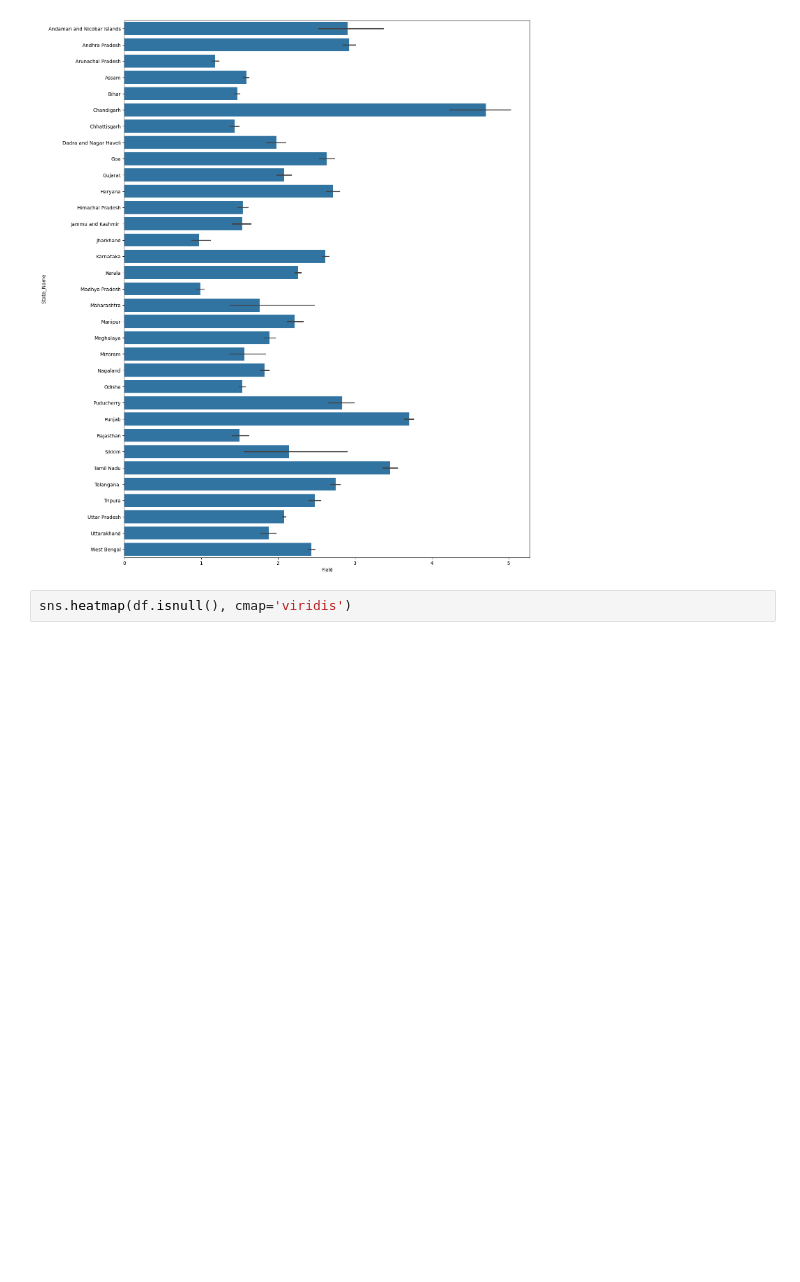
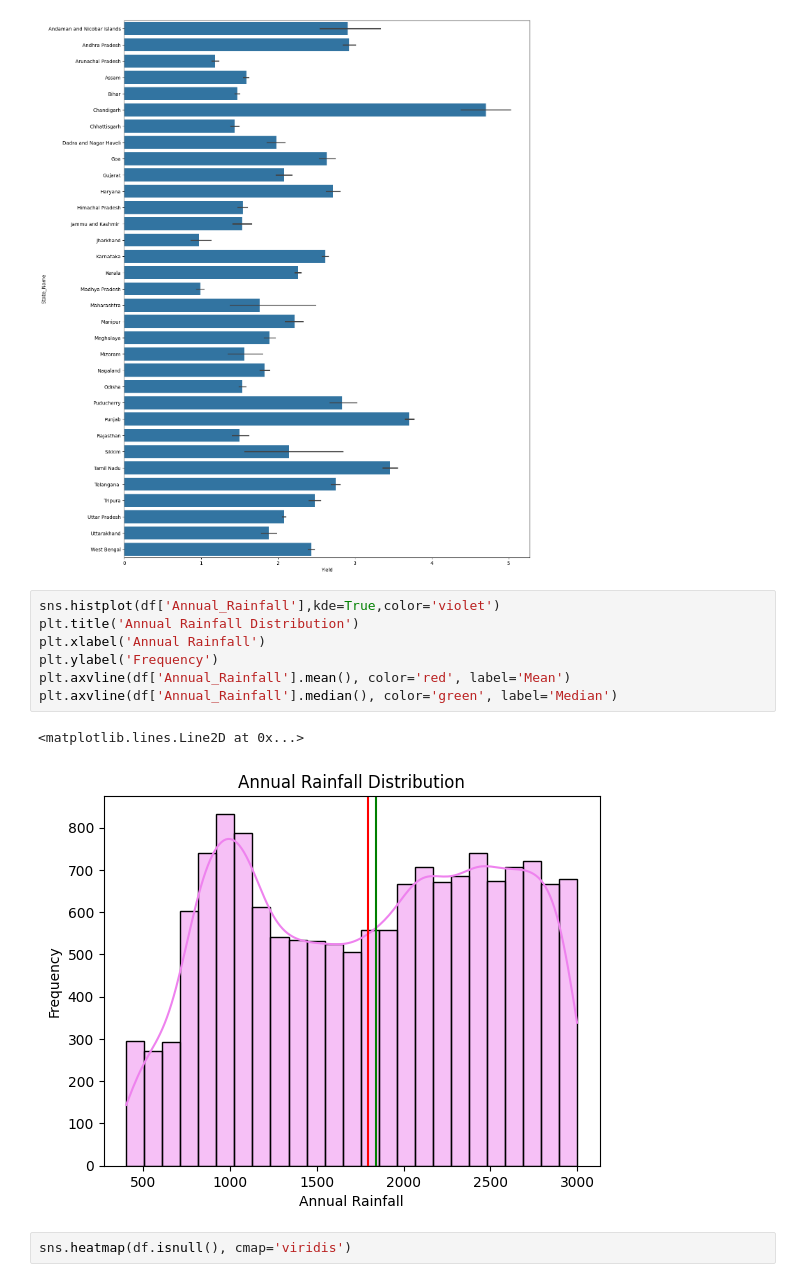
Before and after one commit to jithendranaidupothala/datascienceproject-23030594, a Jupyter notebook: datascienceproject.ipynb, the cells around one changed output. Drawn from its saved outputs; the diff is of its cells as text; blank space fills up the shorter version.

```diff
--- a/datascienceproject.ipynb
+++ b/datascienceproject.ipynb
@@ -101,6 +110,16 @@ sns.barplot(y=y, x=x)
 # %% [output]
 <Axes: xlabel='Yield', ylabel='State_Name'>
 [figure]
+# %%
+sns.histplot(df['Annual_Rainfall'],kde=True,color='violet')
+plt.title('Annual Rainfall Distribution')
+plt.xlabel('Annual Rainfall')
+plt.ylabel('Frequency')
+plt.axvline(df['Annual_Rainfall'].mean(), color='red', label='Mean')
+plt.axvline(df['Annual_Rainfall'].median(), color='green', label='Median')
+# %% [output]
+<matplotlib.lines.Line2D at 0x...>
+[figure, added]
 # %%
 sns.heatmap(df.isnull(), cmap='viridis')
 # %% [output]
```
Also changed, not shown: parts of 11 cells of this notebook.
